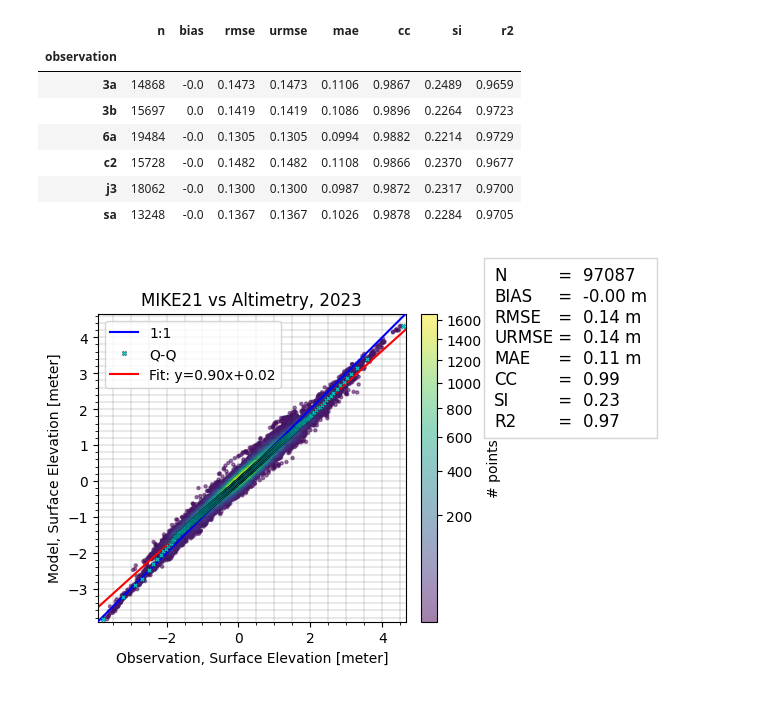
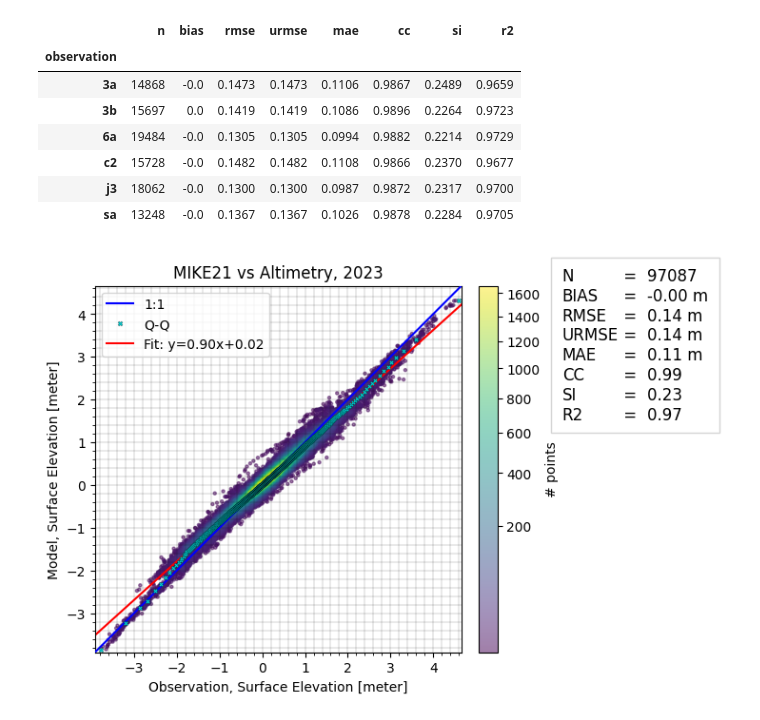
Before and after one commit to DHI/WaterBench-MIKE21HD-SouthernNorthSea, a Jupyter notebook: code/model_validation_altimetry.ipynb, the cells around one changed output. Drawn from its saved outputs; the diff is of its cells as text; code cells hidden in the pictures.

```diff
--- a/code/model_validation_altimetry.ipynb
+++ b/code/model_validation_altimetry.ipynb
@@ -53,9 +53,9 @@ cc.skill().round(4)
 | j3 | 18062 | -0.0 | 0.1300 | 0.1300 | 0.0987 | 0.9872 | 0.2317 | 0.9700 |
 | sa | 13248 | -0.0 | 0.1367 | 0.1367 | 0.1026 | 0.9878 | 0.2284 | 0.9705 |
 # %%
-cc.plot.scatter(skill_table=True, figsize=(5,4));
+cc.plot.scatter(skill_table=True, figsize=(6,5));
 plt.title("MIKE21 vs Altimetry, "+match_t)
 if save_png: plt.savefig("../figures/altimetry_comparison.png", bbox_inches="tight")
 # %% [output]
-[figure, old version]
+[figure, new version]
 # %%
```
Also changed, not shown: parts of 1 cell of this notebook, 14 other files.
